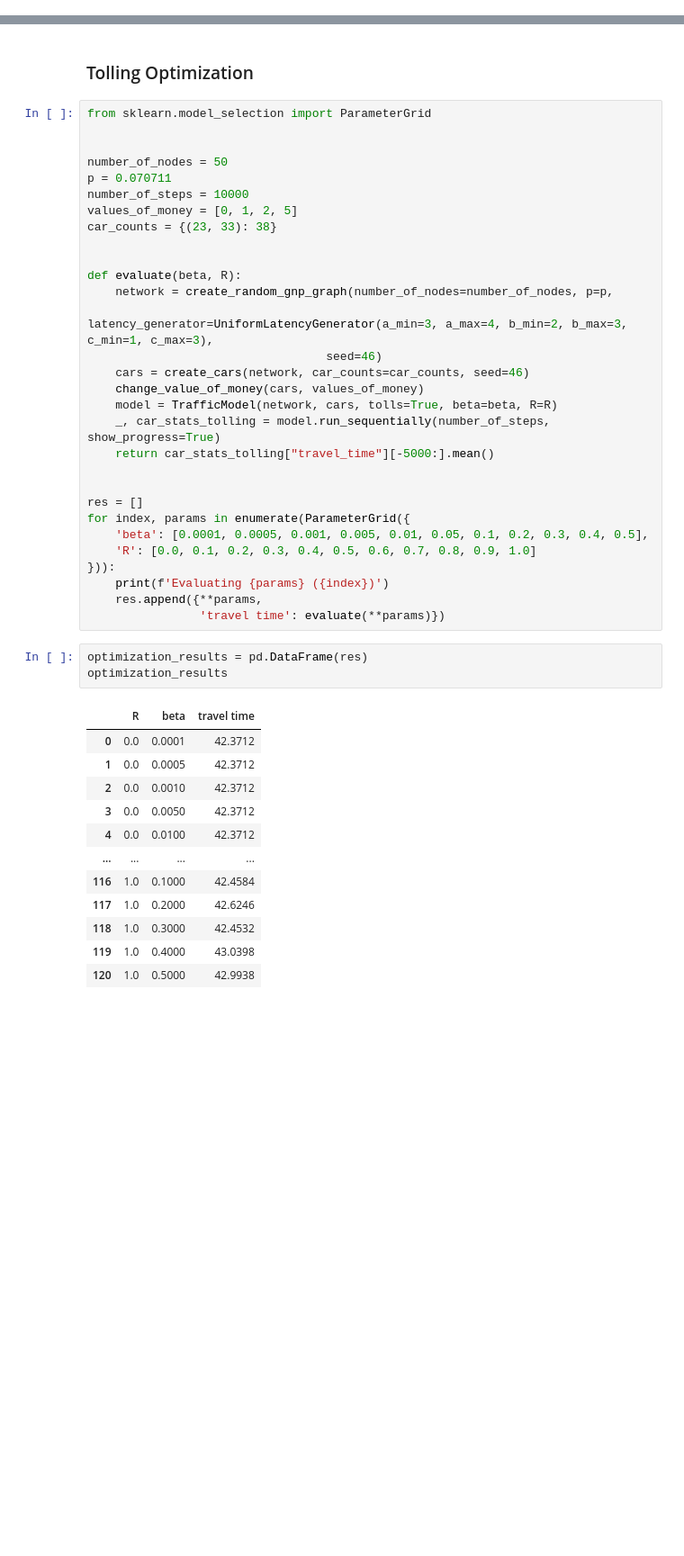
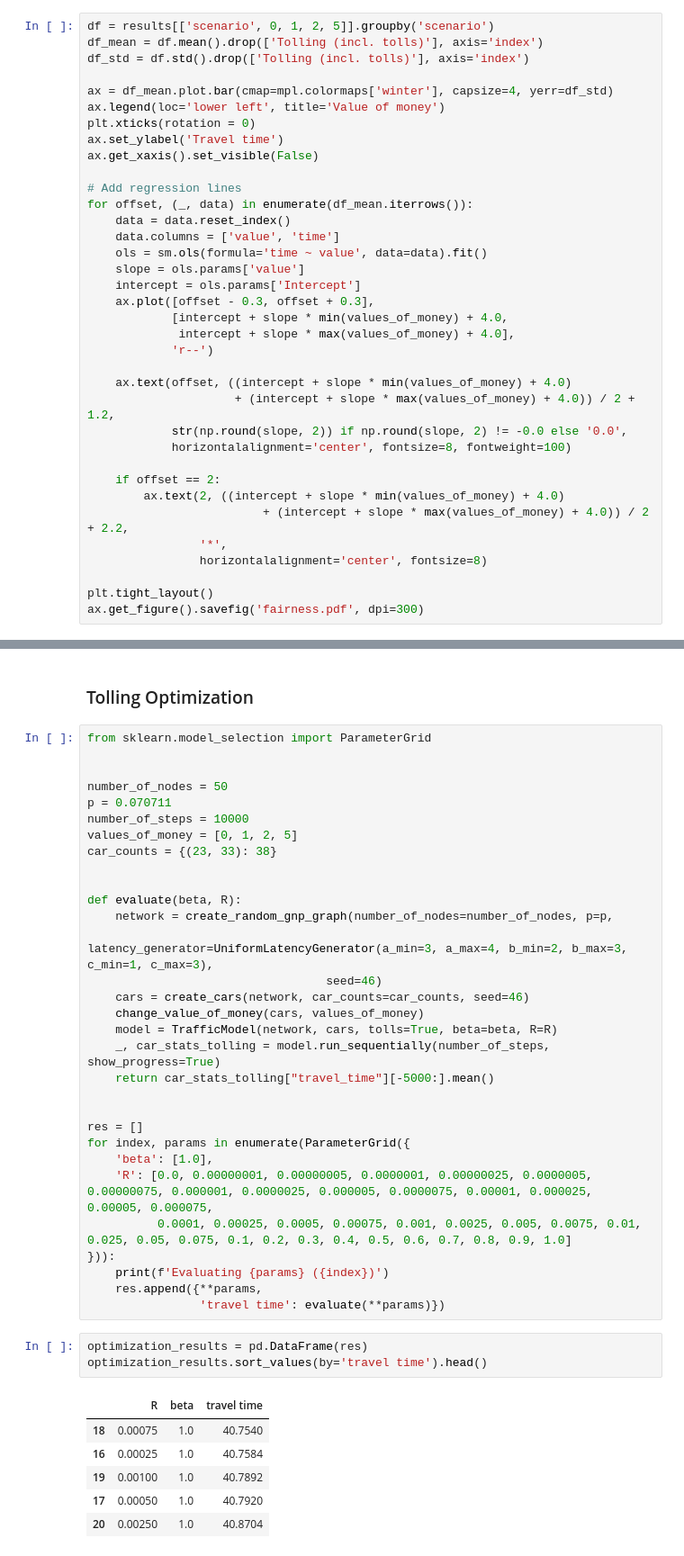
Before and after one commit to michoest/aamas-2024, a Jupyter notebook: src/traffic/v4/experiments/gnp/gnp.ipynb, the cells around one changed output, grey strips where cells are left out. Shown: that part at 90% size. Drawn from its saved outputs; the diff is of its cells as text; blank space fills up the shorter version.

```diff
--- a/src/traffic/v4/experiments/gnp/gnp.ipynb
+++ b/src/traffic/v4/experiments/gnp/gnp.ipynb
@@ -159,0 +176,36 @@ ax.yaxis.set_major_formatter(mtick.PercentFormatter(1.0))
+# %%
+df = results[['scenario', 0, 1, 2, 5]].groupby('scenario')
+df_mean = df.mean().drop(['Tolling (incl. tolls)'], axis='index')
+df_std = df.std().drop(['Tolling (incl. tolls)'], axis='index')
+
+ax = df_mean.plot.bar(cmap=mpl.colormaps['winter'], capsize=4, yerr=df_std)
+ax.legend(loc='lower left', title='Value of money')
+plt.xticks(rotation = 0)
+ax.set_ylabel('Travel time')
+ax.get_xaxis().set_visible(False)
+
+# Add regression lines
+for offset, (_, data) in enumerate(df_mean.iterrows()):
+    data = data.reset_index()
+    data.columns = ['value', 'time']
+    ols = sm.ols(formula='time ~ value', data=data).fit()
+    slope = ols.params['value']
+    intercept = ols.params['Intercept']
+    ax.plot([offset - 0.3, offset + 0.3],
+            [intercept + slope * min(values_of_money) + 4.0,
+             intercept + slope * max(values_of_money) + 4.0],
+            'r--')
+
+    ax.text(offset, ((intercept + slope * min(values_of_money) + 4.0)
+                     + (intercept + slope * max(values_of_money) + 4.0)) / 2 + 1.2,
+            str(np.round(slope, 2)) if np.round(slope, 2) != -0.0 else '0.0',
+            horizontalalignment='center', fontsize=8, fontweight=100)
+
+    if offset == 2:
+        ax.text(2, ((intercept + slope * min(values_of_money) + 4.0)
+                         + (intercept + slope * max(values_of_money) + 4.0)) / 2 + 2.2,
+                '*',
+                horizontalalignment='center', fontsize=8)
+
+plt.tight_layout()
+ax.get_figure().savefig('fairness.pdf', dpi=300)
@@ -183,25 +296,20 @@ def evaluate(beta, R):
 
 res = []
 for index, params in enumerate(ParameterGrid({
-    'beta': [0.0001, 0.0005, 0.001, 0.005, 0.01, 0.05, 0.1, 0.2, 0.3, 0.4, 0.5],
-    'R': [0.0, 0.1, 0.2, 0.3, 0.4, 0.5, 0.6, 0.7, 0.8, 0.9, 1.0]
+    'beta': [1.0],
+    'R': [0.0, 0.00000001, 0.00000005, 0.0000001, 0.00000025, 0.0000005, 0.00000075, 0.000001, 0.0000025, 0.000005, 0.0000075, 0.00001, 0.000025, 0.00005, 0.000075,
+          0.0001, 0.00025, 0.0005, 0.00075, 0.001, 0.0025, 0.005, 0.0075, 0.01, 0.025, 0.05, 0.075, 0.1, 0.2, 0.3, 0.4, 0.5, 0.6, 0.7, 0.8, 0.9, 1.0]
 })):
     print(f'Evaluating {params} ({index})')
     res.append({**params,
                 'travel time': evaluate(**params)})
 # %%
 optimization_results = pd.DataFrame(res)
-optimization_results
+optimization_results.sort_values(by='travel time').head()
 # %% [output]
 |  | R | beta | travel time |
-| 0 | 0.0 | 0.0001 | 42.3712 |
-| 1 | 0.0 | 0.0005 | 42.3712 |
-| 2 | 0.0 | 0.0010 | 42.3712 |
-| 3 | 0.0 | 0.0050 | 42.3712 |
-| 4 | 0.0 | 0.0100 | 42.3712 |
-| ... | ... | ... | ... |
-| 116 | 1.0 | 0.1000 | 42.4584 |
-| 117 | 1.0 | 0.2000 | 42.6246 |
-| 118 | 1.0 | 0.3000 | 42.4532 |
-| 119 | 1.0 | 0.4000 | 43.0398 |
-| 120 | 1.0 | 0.5000 | 42.9938 |
+| 18 | 0.00075 | 1.0 | 40.7540 |
+| 16 | 0.00025 | 1.0 | 40.7584 |
+| 19 | 0.00100 | 1.0 | 40.7892 |
+| 17 | 0.00050 | 1.0 | 40.7920 |
+| 20 | 0.00250 | 1.0 | 40.8704 |
```
Also changed, not shown: parts of 13 cells of this notebook.
